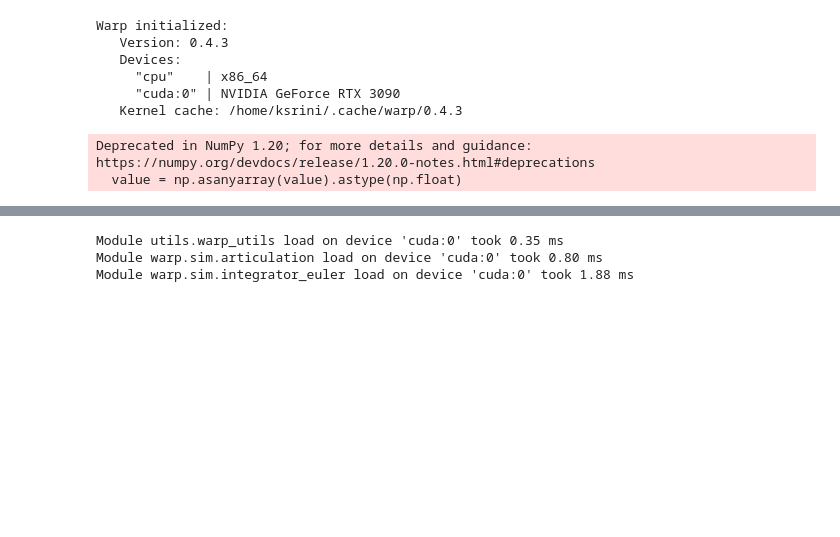
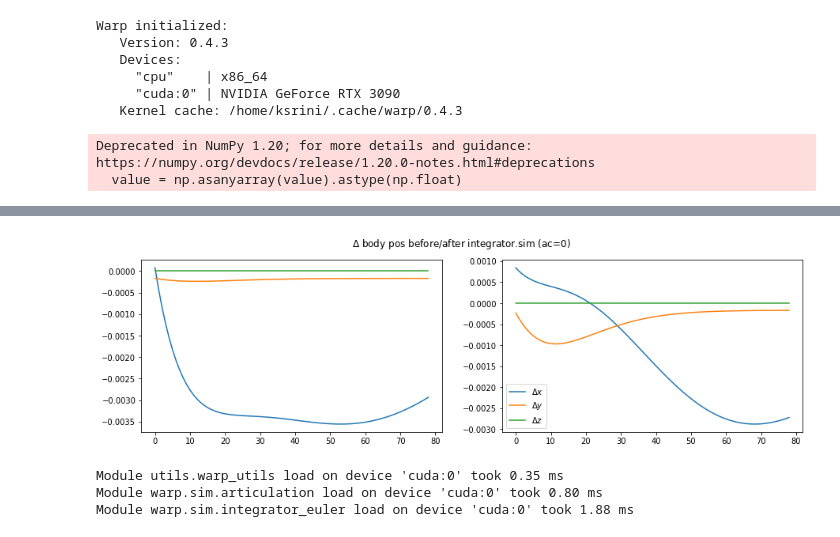
Before and after one commit to NVlabs/DiffRL, a Jupyter notebook: examples/debug_envs.ipynb, the cells around one changed output, grey strips where cells are left out. Cells and saved outputs as stored; diff of their text form; code cells hidden in the pictures; blank space fills up the shorter version.

```diff
--- a/examples/debug_envs.ipynb
+++ b/examples/debug_envs.ipynb
@@ -51,3 +219,12 @@ def check_grad(fn, inputs, eps=1e-6, atol=1e-4, rtol=1e-6, reward):
+# %%
+f, ax = plt.subplots(ncols=2, figsize=(15, 4))
+for i in range(1, 3):
+    ax[i-1].plot(bodies_after_sim[1:, i, :3] - bodies_after[1:, i, :3])
+plt.suptitle("$\Delta$ body pos before/after integrator.sim (ac=0)")
+plt.legend(['$\Delta x$', '$\Delta y$', '$\Delta z$'])
+plt.show()
+# %% [output]
+[figure, added]
 # %%
 action = torch.zeros((env.num_envs, env.num_actions), requires_grad=True, device='cuda')
 test_fn(action, plot=True)
```
Also changed, not shown: parts of 7 cells of this notebook, 3 other files.
